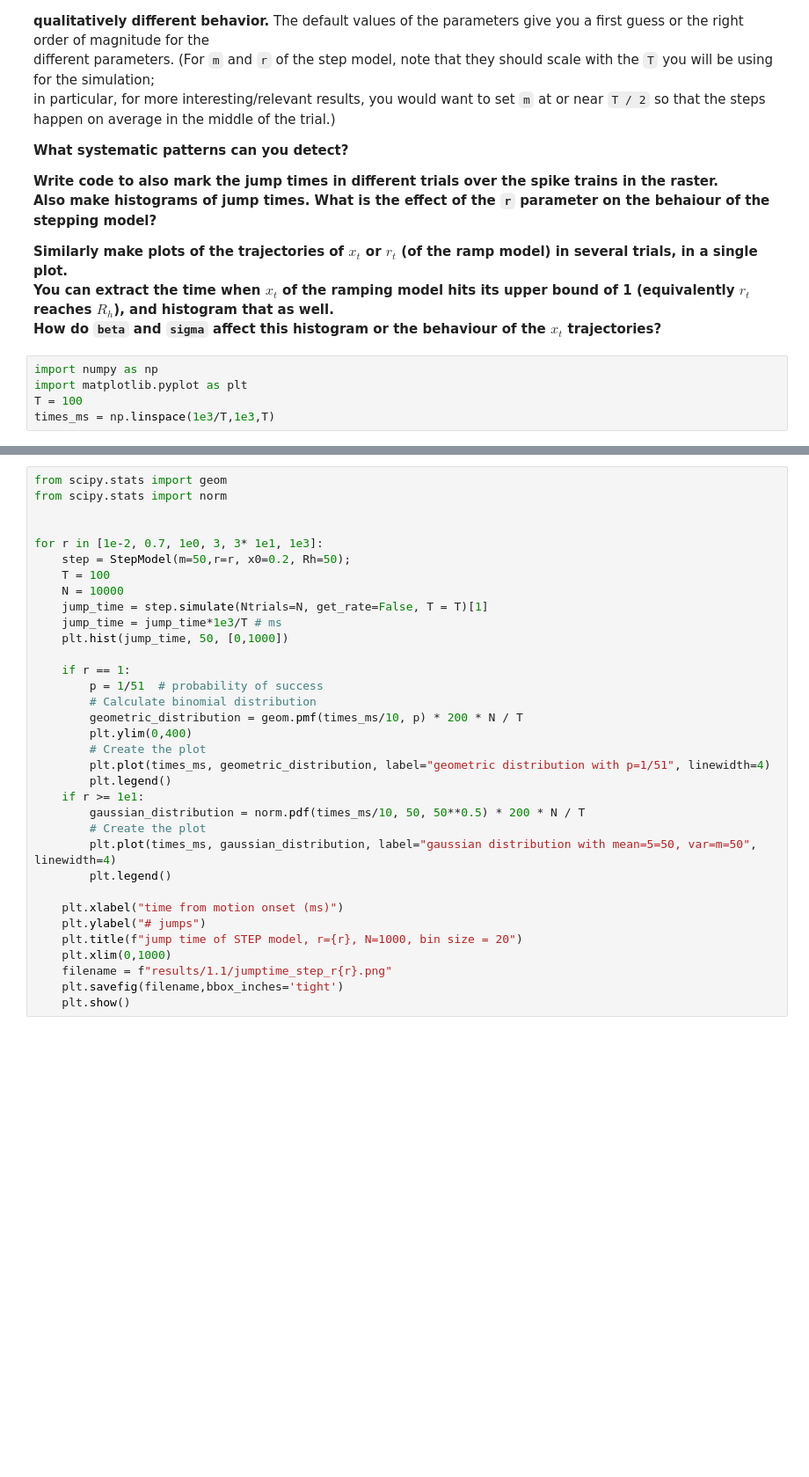
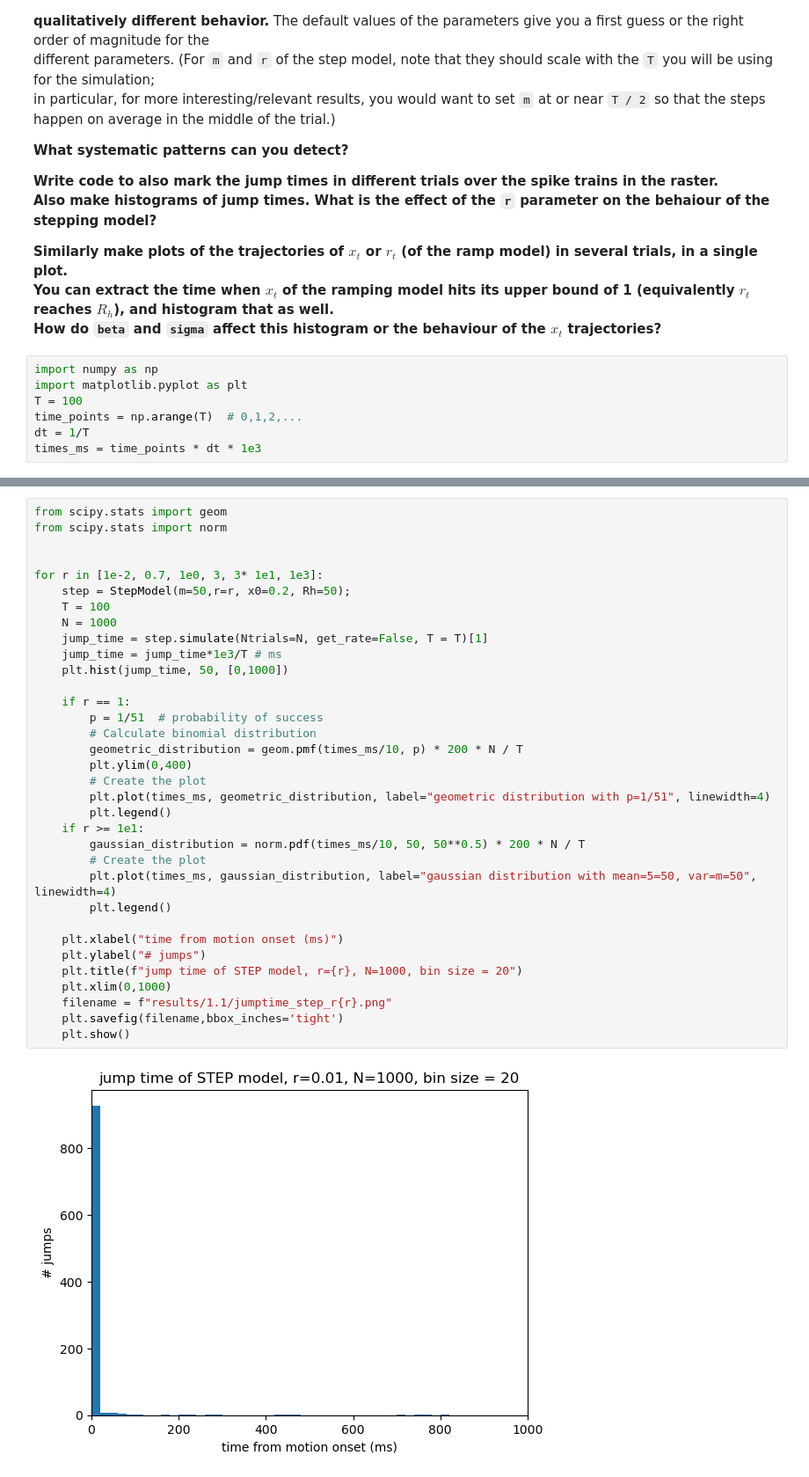
Before and after one commit to derek1909/GG3G3, a Jupyter notebook: Interim report_jd976.ipynb, the cells around one changed output, grey strips where cells are left out. Shown at 88% size. Drawn from its saved outputs; the diff is of its cells as text; blank space fills up the shorter version.

```diff
--- a/Interim report_jd976.ipynb
+++ b/Interim report_jd976.ipynb
@@ -45,7 +371,9 @@ You can extract the time when $x_t$ of the ramping model hits its upper bound of
 import numpy as np
 import matplotlib.pyplot as plt
 T = 100
-times_ms = np.linspace(1e3/T,1e3,T)
+time_points = np.arange(T)  # 0,1,2,...
+dt = 1/T
+times_ms = time_points * dt * 1e3
 # %%
 N = 10
 for beta in [0.4, 1, 3]:
@@ -127,31 +483,33 @@ from scipy.stats import norm
 
 
 for r in [1e-2, 0.7, 1e0, 3, 3* 1e1, 1e3]:
     step = StepModel(m=50,r=r, x0=0.2, Rh=50);
     T = 100
-    N = 10000
+    N = 1000
     jump_time = step.simulate(Ntrials=N, get_rate=False, T = T)[1]
     jump_time = jump_time*1e3/T # ms
     plt.hist(jump_time, 50, [0,1000])
 
     if r == 1:
         p = 1/51  # probability of success
         # Calculate binomial distribution
         geometric_distribution = geom.pmf(times_ms/10, p) * 200 * N / T
         plt.ylim(0,400)
         # Create the plot
         plt.plot(times_ms, geometric_distribution, label="geometric distribution with p=1/51", linewidth=4)
         plt.legend()
     if r >= 1e1:
         gaussian_distribution = norm.pdf(times_ms/10, 50, 50**0.5) * 200 * N / T
         # Create the plot
         plt.plot(times_ms, gaussian_distribution, label="gaussian distribution with mean=5=50, var=m=50", linewidth=4)
         plt.legend()
 
     plt.xlabel("time from motion onset (ms)")
     plt.ylabel("# jumps")
     plt.title(f"jump time of STEP model, r={r}, N=1000, bin size = 20")
     plt.xlim(0,1000)
     filename = f"results/1.1/jumptime_step_r{r}.png"
     plt.savefig(filename,bbox_inches='tight')
     plt.show()
+# %% [output]
+[figure, added]
```
Also changed, not shown: parts of 13 cells of this notebook, 8 other files.
